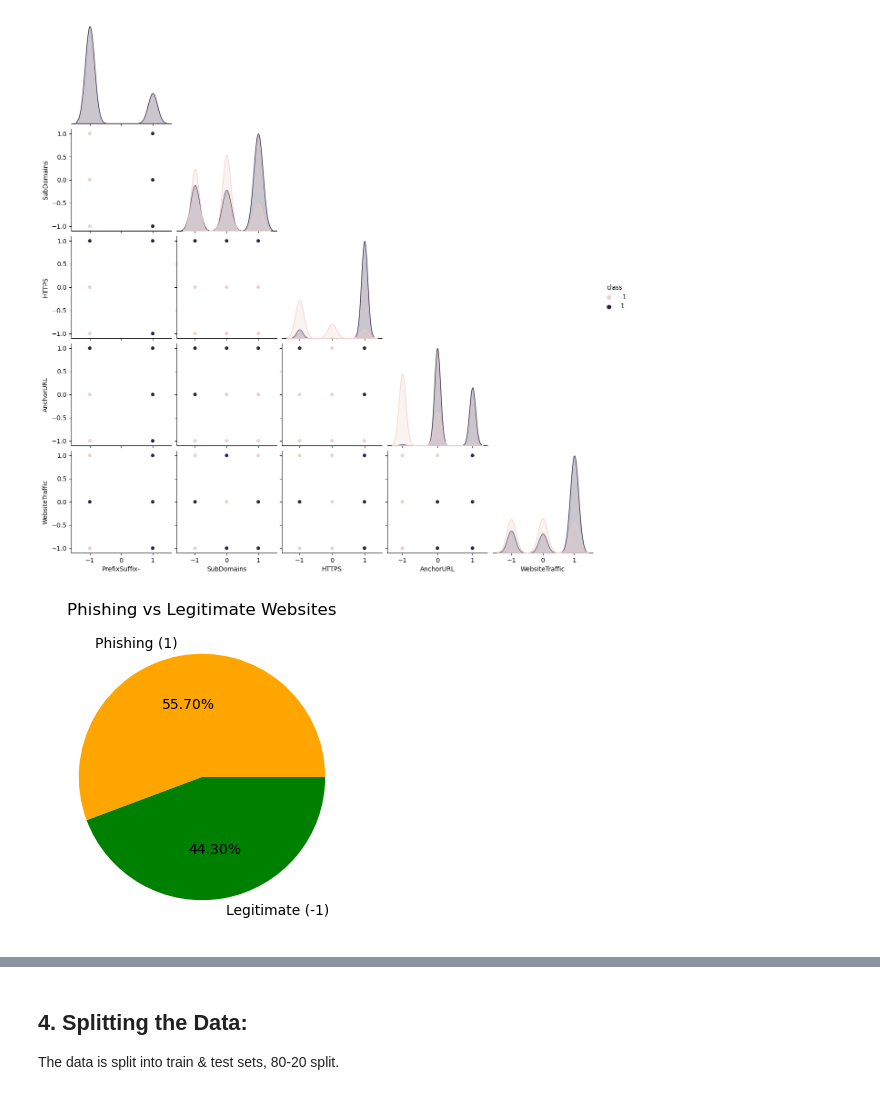
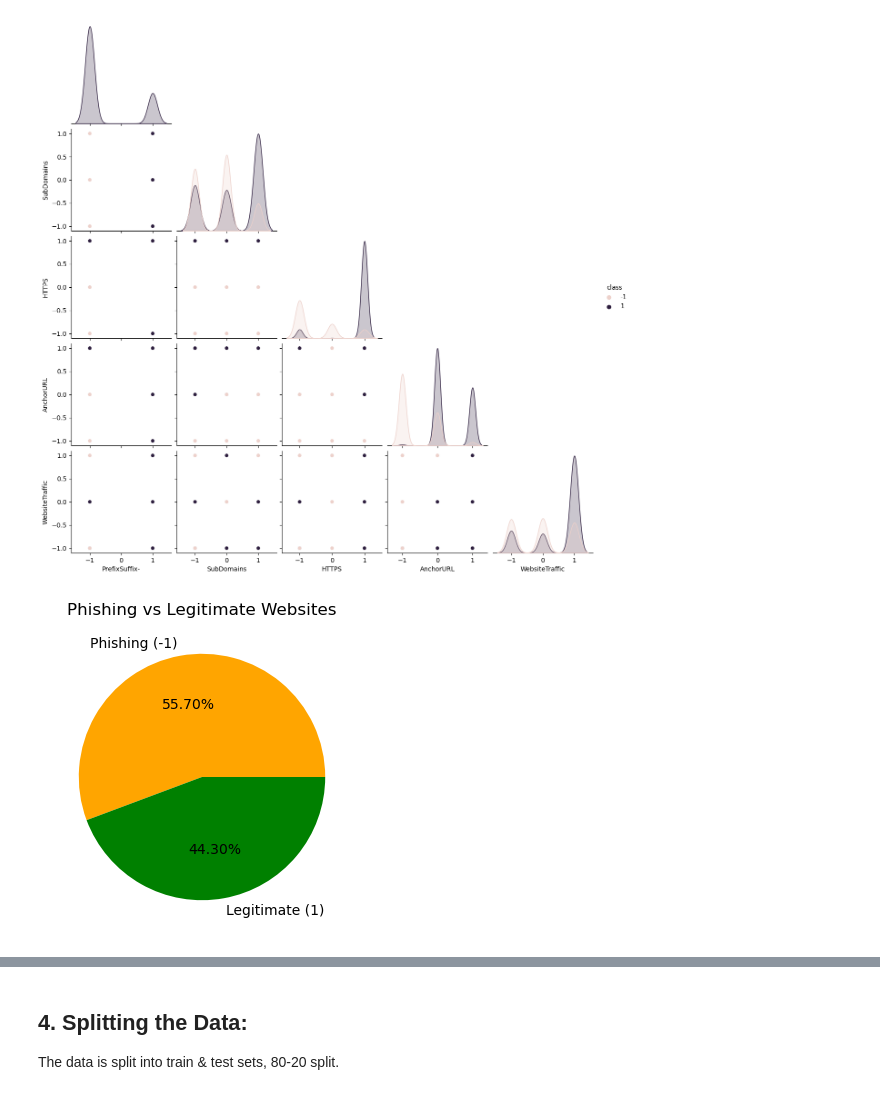
Before and after one commit to mpriyankapatil/ISU-Software_Project_2024, a Jupyter notebook: Phishing_Detection.ipynb, the cells around one changed output, grey strips where cells are left out. Cells and saved outputs as stored; diff of their text form; code cells hidden in the pictures.

```diff
--- a/Phishing_Detection.ipynb
+++ b/Phishing_Detection.ipynb
@@ -210,22 +210,22 @@ sns.pairplot(data = df,hue="class",corner=True);
 # %%
 # Class Distribution in Dataset
 
 # The class labels 1 for phishing and -1 for legitimate
 
 # Calculate the value counts of the 'class' column
 class_counts = data['class'].value_counts()
 
 # Define the labels for the pie chart based on the unique values in the 'class' column
-class_labels = ['Phishing (1)' if label == 1 else 'Legitimate (-1)' for label in class_counts.index]
+class_labels = ['Phishing (-1)' if label == 1 else 'Legitimate (1)' for label in class_counts.index]
 
 # Plot the pie chart
 plt.figure(figsize=(4, 4))
 class_counts.plot(kind='pie', labels=class_labels, autopct='%1.2f%%', startangle=0, colors=['orange', 'green'])
 plt.title("Phishing vs Legitimate Websites")
 plt.ylabel('')
 plt.show()
 # %% [output]
-[figure, old version]
+[figure, new version]
 # %%
 features = data.iloc[:,:-1]  # Extract features
 labels = data.iloc[:,-1]
```
Also changed, not shown: parts of 4 cells of this notebook.
